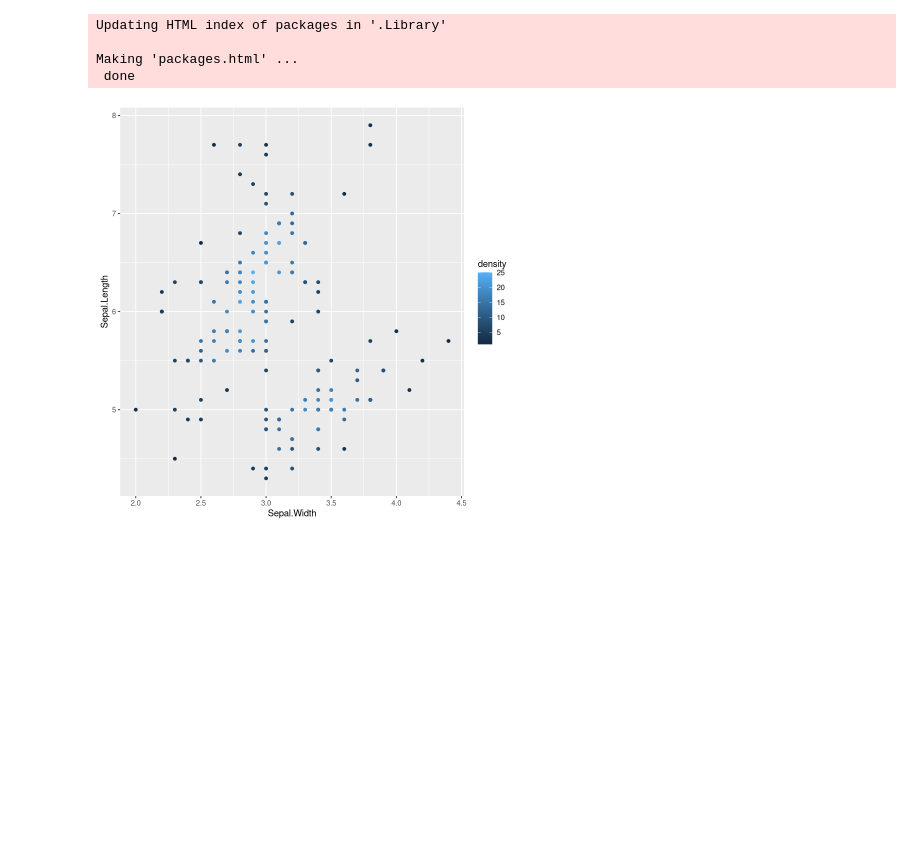
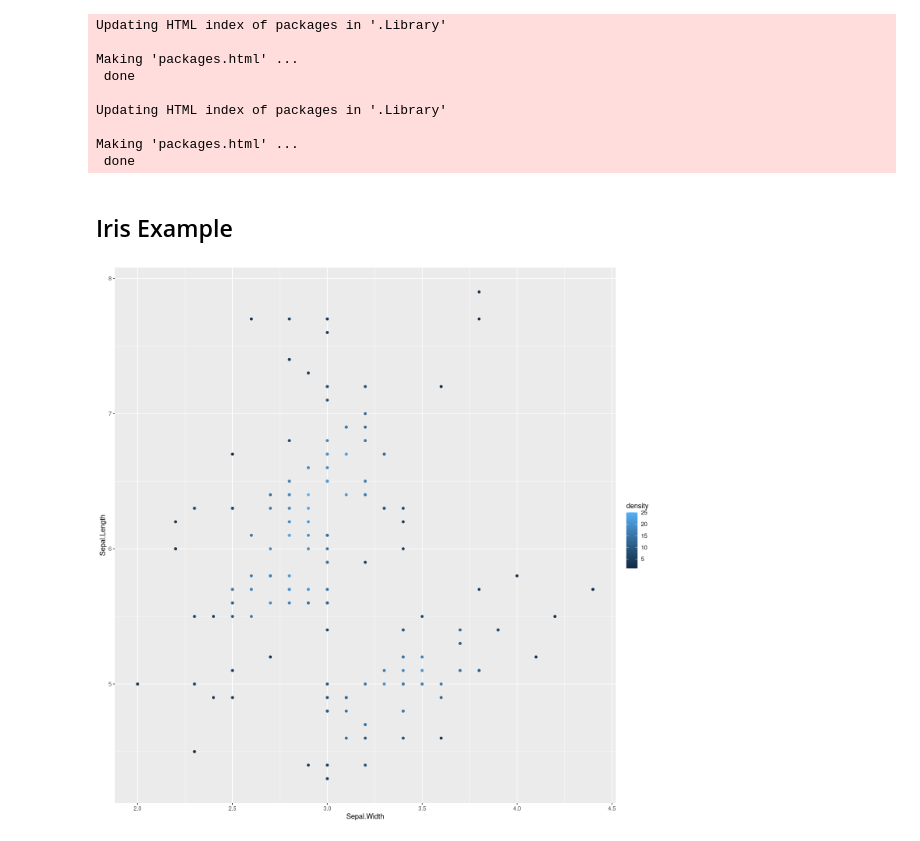
Before and after one commit to ASmirnov-HORIS/lets-plot-experiments, a Jupyter notebook: demo/pointdensity/explore_pointdensity_R.ipynb, the cells around one changed output. Cells and saved outputs as stored; diff of their text form; code cells hidden in the pictures; blank space fills up the shorter version.

```diff
--- a/demo/pointdensity/explore_pointdensity_R.ipynb
+++ b/demo/pointdensity/explore_pointdensity_R.ipynb
@@ -1,8 +7,14 @@
 # %%
-install.packages('ggpointdensity')
+install.packages("cowplot")
+install.packages("ggpointdensity")
 # %% [output]
 Updating HTML index of packages in '.Library'
 
 Making 'packages.html' ...
  done
+
+Updating HTML index of packages in '.Library'
+
+Making 'packages.html' ...
+ done
 # %%
@@ -11,5 +26,8 @@ library(ggpointdensity)
+# %% [markdown]
+## Iris Example
 # %%
-ggplot(iris, aes(Sepal.Width, Sepal.Length)) + geom_pointdensity()
+ggplot(iris, aes(Sepal.Width, Sepal.Length)) +
+    geom_pointdensity()
 # %% [output]
-[figure, old version]
+[figure, new version]
 # %%
```
Also changed, not shown: parts of 9 cells of this notebook, 3 other files.
